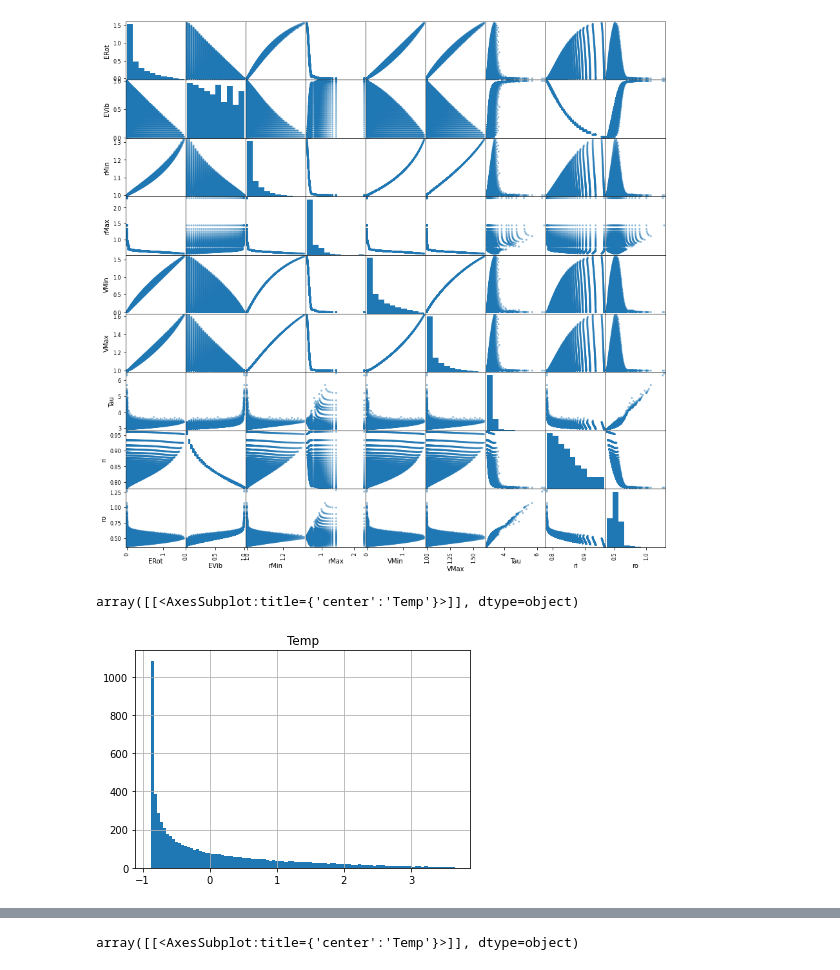
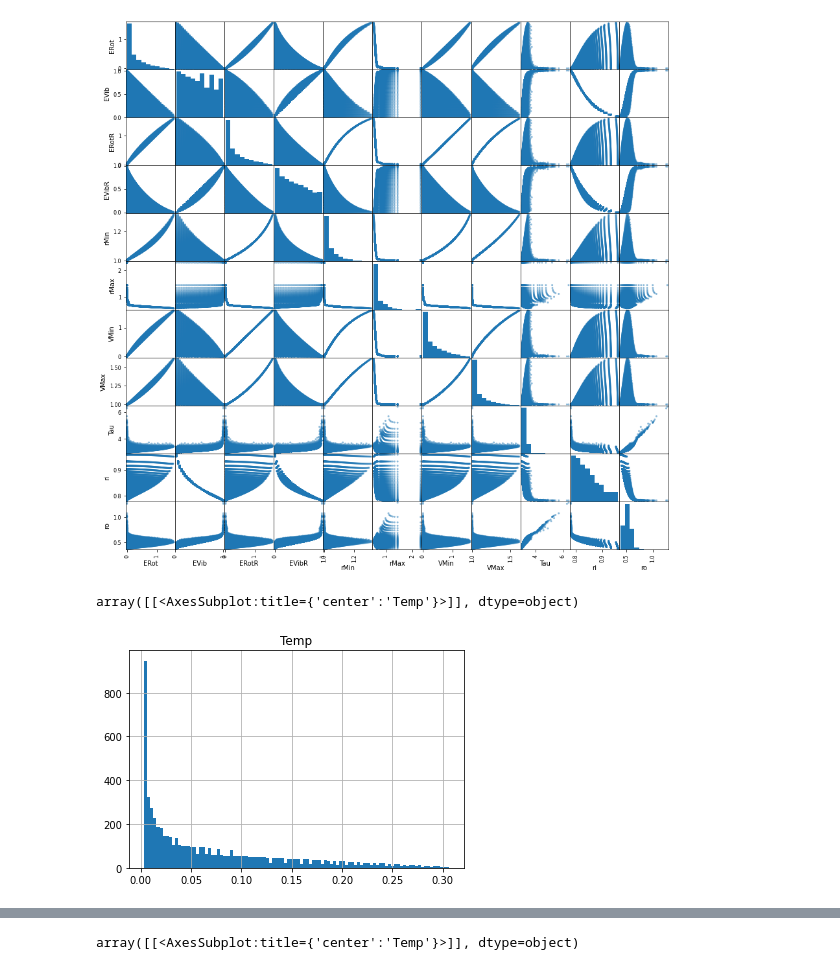
Before and after one commit to simoneventuri/SurQCT, a Jupyter notebook: scripts/preprocessing/Preprocess_Variables.ipynb, the cells around one changed output, grey strips where cells are left out. Drawn from its saved outputs; the diff is of its cells as text; code cells hidden in the pictures.

```diff
--- a/scripts/preprocessing/Preprocess_Variables.ipynb
+++ b/scripts/preprocessing/Preprocess_Variables.ipynb
@@ -37,6 +37,21 @@ def compute_vibenergy(eint, vqn, jqn):
             EVib[iLevel] = ETemp[vqn[iLevel]]
             ERot[iLevel] = eint[iLevel] - EVib[iLevel]
     return EVib, ERot
+
+
+def compute_rotenergy(eint, vqn, jqn):
+    NLevels = len(eint)
+    EVib    = np.zeros((NLevels,1))
+    ERot    = np.zeros((NLevels,1))
+    ETemp   = np.zeros((np.amax(jqn)+1,1))
+    for iLevel in range(NLevels):
+        if (vqn[iLevel] == 0):
+            ERot[iLevel]       = eint[iLevel]
+            ETemp[jqn[iLevel]] = eint[iLevel]
+        else:
+            ERot[iLevel] = ETemp[jqn[iLevel]]
+            EVib[iLevel] = eint[iLevel] - ERot[iLevel]
+    return EVib, ERot
 # %%
 NMolecules = len(Molecules)
 for iMol in range(NMolecules):
@@ -57,53 +72,59 @@ for iMol in range(NMolecules):
     LevelsData['EVib']    = EVib
     LevelsData['ERot']    = ERot
 
+    EVibR, ERotR          = compute_rotenergy(LevelsData.EInt.to_numpy(), LevelsData.vqn.to_numpy(int), LevelsData.jqn.to_numpy(int))
+    LevelsData['EVibR']   = EVibR
+    LevelsData['ERotR']   = ERotR
+
     LevelsDataNew         = LevelsData.copy()
     LevelsDataNew.head()
 
 
     ### Normalizing Variables
-    VDiss                 = LevelsData['VMax'].to_numpy()[0]
-    LevelsDataNew['EVib'] = LevelsData.EVib.to_numpy() / VDiss
-    LevelsDataNew['ERot'] = LevelsData.ERot.to_numpy() / VDiss
-    LevelsDataNew['VMax'] = LevelsData.VMax.to_numpy() / VDiss
-    LevelsDataNew['VMin'] = LevelsData.VMin.to_numpy() / VDiss
+    VDiss                  = LevelsData['VMax'].to_numpy()[0]
+    LevelsDataNew['EVib']  = LevelsData.EVib.to_numpy() / VDiss
+    LevelsDataNew['ERot']  = LevelsData.ERot.to_numpy() / VDiss
+    LevelsDataNew['EVibR'] = LevelsData.EVibR.to_numpy() / VDiss
+    LevelsDataNew['ERotR'] = LevelsData.ERotR.to_numpy() / VDiss
+    LevelsDataNew['VMax']  = LevelsData.VMax.to_numpy() / VDiss
+    LevelsDataNew['VMin']  = LevelsData.VMin.to_numpy() / VDiss
 
     rMin                  = np.amin(LevelsData['rMin'].to_numpy())
     LevelsDataNew['ri']   = LevelsData.ri.to_numpy()   / LevelsData.rMin.to_numpy()
     LevelsDataNew['ro']   = LevelsData.ro.to_numpy()   / LevelsData.rMin.to_numpy()
     LevelsDataNew['rMin'] = LevelsData.rMin.to_numpy() / rMin
     LevelsDataNew['rMax'] = LevelsData.rMax.to_numpy() / rMin
 
     TauMin                = np.amax(LevelsData['Tau'].to_numpy())
     LevelsDataNew['Tau']  = LevelsData.Tau.to_numpy()  / TauMin
 
 
     ### Taking Logarithms
     #LevelsDataNew['EVib'] = np.exp(LevelsData.EVib.to_numpy())
     #LevelsDataNew['ERot']  = np.exp(LevelsData.ERot.to_numpy() + 1.e-6)
     LevelsDataNew['Tau']   = np.log10(LevelsData.Tau.to_numpy())
     LevelsDataNew['ro']    = np.log10(LevelsData.ro.to_numpy())
     LevelsDataNew['rMax']  = np.log10(LevelsData.rMax.to_numpy())
     #LevelsDataNew['ri']    = np.log10(LevelsData.ri.to_numpy())
     #LevelsDataNew['rMin']  = np.log10(LevelsData.rMin.to_numpy())
 
-    pd.plotting.scatter_matrix(LevelsDataNew[['ERot','EVib','rMin','rMax','VMin','VMax','Tau','ri','ro']], figsize=(15,15))
+    pd.plotting.scatter_matrix(LevelsDataNew[['ERot','EVib','ERotR','EVibR','rMin','rMax','VMin','VMax','Tau','ri','ro']], figsize=(15,15))
 
 
 
     ### Writing Data File
     LevelsDataNew.to_csv(PathToOutputFldr+Molecules[iMol]+'_nd.csv', index=False)
 # %% [output]
-[figure, old version]
+[figure, new version]
 # %%
 ### ERot
 
 Mean = LevelsData.ERot.mean()
 Std  = LevelsData.ERot.std()
 
-#LevelsDataNew['Temp']  = LevelsData.ERot.to_numpy()
-LevelsDataNew['Temp']  = (LevelsData.ERot.to_numpy() - Mean)/Std
+LevelsDataNew['Temp']  = LevelsData.ERotR.to_numpy()
+#LevelsDataNew['Temp']  = (LevelsData.ERot.to_numpy() - Mean)/Std
 LevelsDataNew.hist(bins=100, column=['Temp'])
 # %% [output]
 array([[<AxesSubplot:title={'center':'Temp'}>]], dtype=object)
-[figure, old version]
+[figure, new version]
```
Also changed, not shown: parts of 2 cells of this notebook, 5 other files.
